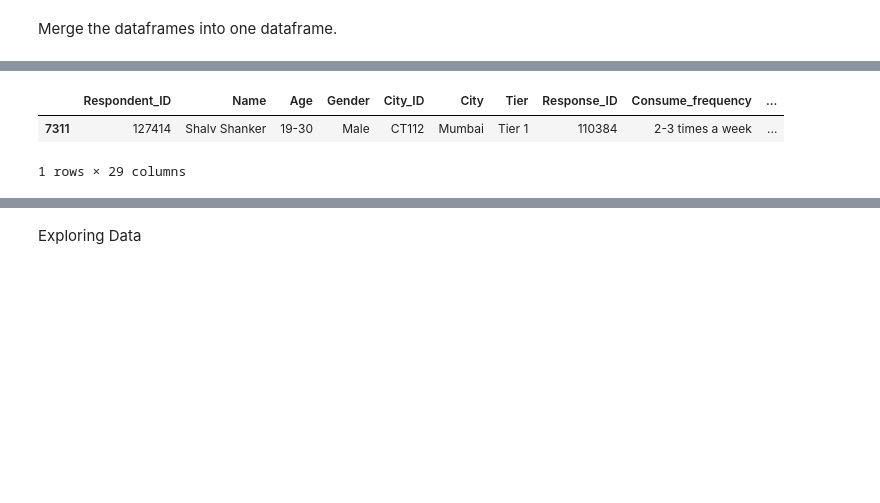
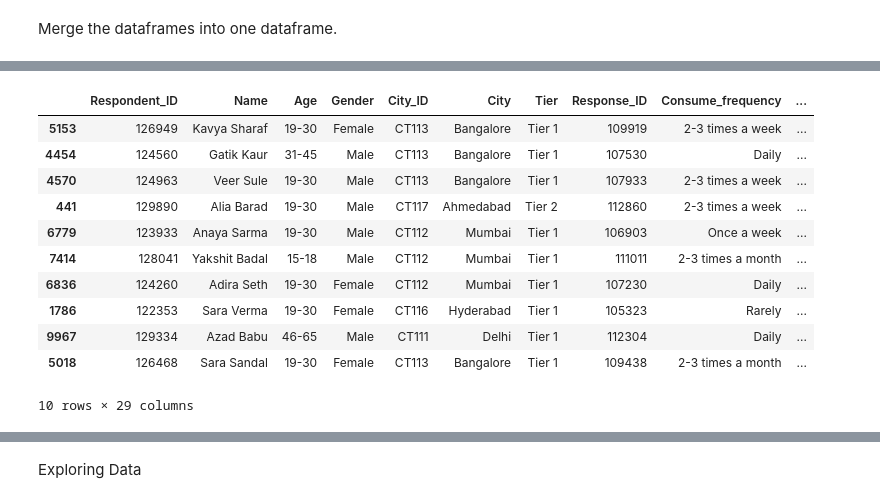
Before and after one commit to Udhay2898/Consumer-Behavior-and-Brand-Perception, a Jupyter notebook: Food_and_Beverage.ipynb, the cells around one changed output, grey strips where cells are left out. Saved outputs shown, nothing was run; the diff lists cells and outputs as text; code cells hidden in the pictures; blank space fills up the shorter version.

```diff
--- a/Food_and_Beverage.ipynb
+++ b/Food_and_Beverage.ipynb
@@ -60,8 +61,17 @@ merged_df.sample(10)
 # %%
 df = pd.merge(merged_df,df1,on = 'Respondent_ID')
 
-df.sample(1)
+df.sample(10)
 # %% [output]
 |  | Respondent_ID | Name | Age | Gender | City_ID | City | Tier | Response_ID | Consume_frequency | ... |
-| 7311 | 127414 | Shalv Shanker | 19-30 | Male | CT112 | Mumbai | Tier 1 | 110384 | 2-3 times a week | ... |
+| 5153 | 126949 | Kavya Sharaf | 19-30 | Female | CT113 | Bangalore | Tier 1 | 109919 | 2-3 times a week | ... |
+| 4454 | 124560 | Gatik Kaur | 31-45 | Male | CT113 | Bangalore | Tier 1 | 107530 | Daily | ... |
+| 4570 | 124963 | Veer Sule | 19-30 | Male | CT113 | Bangalore | Tier 1 | 107933 | 2-3 times a week | ... |
+| 441 | 129890 | Alia Barad | 19-30 | Male | CT117 | Ahmedabad | Tier 2 | 112860 | 2-3 times a week | ... |
+| 6779 | 123933 | Anaya Sarma | 19-30 | Male | CT112 | Mumbai | Tier 1 | 106903 | Once a week | ... |
+| 7414 | 128041 | Yakshit Badal | 15-18 | Male | CT112 | Mumbai | Tier 1 | 111011 | 2-3 times a month | ... |
+| 6836 | 124260 | Adira Seth | 19-30 | Female | CT112 | Mumbai | Tier 1 | 107230 | Daily | ... |
+| 1786 | 122353 | Sara Verma | 19-30 | Female | CT116 | Hyderabad | Tier 1 | 105323 | Rarely | ... |
+| 9967 | 129334 | Azad Babu | 46-65 | Male | CT111 | Delhi | Tier 1 | 112304 | Daily | ... |
+| 5018 | 126468 | Sara Sandal | 19-30 | Female | CT113 | Bangalore | Tier 1 | 109438 | 2-3 times a month | ... |
-1 rows × 29 columns
+10 rows × 29 columns
```
Also changed, not shown: parts of 13 cells of this notebook.
